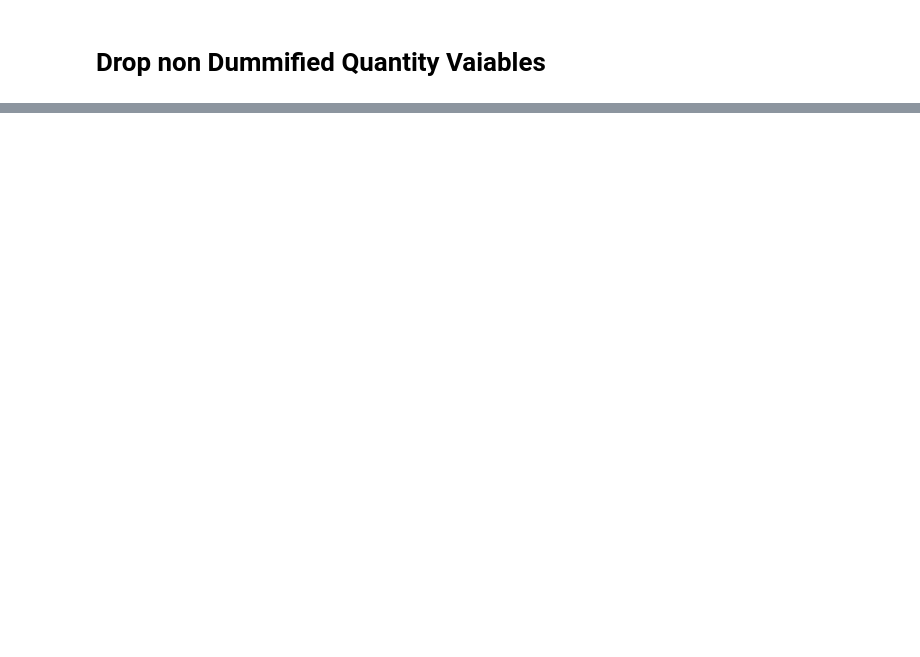
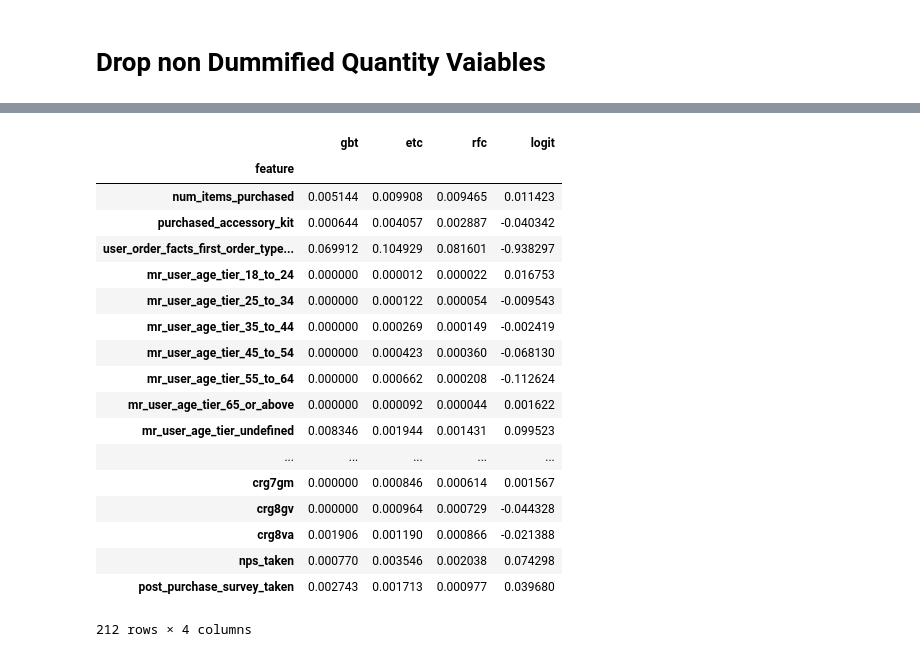
Before and after one commit to kcarano12/madison_reed_capstone, a Jupyter notebook: Capstone_EDA-Copy1.ipynb, the cells around one changed output, grey strips where cells are left out. Drawn from its saved outputs; the diff is of its cells as text; code cells hidden in the pictures; blank space fills up the shorter version.

```diff
--- a/Capstone_EDA-Copy1.ipynb
+++ b/Capstone_EDA-Copy1.ipynb
@@ -1089,0 +1338,26 @@ plt.hist(clusters, bins=8)
+# %%
+logit_coefs = logit.coef_.reshape(-1,)
+# %%
+feat_importance = pd.DataFrame(zip(X_raw.columns,gbt_best.feature_importances_,etc.feature_importances_,rfc.feature_importances_,logit_coefs ))
+feat_importance.columns = ['feature','gbt','etc','rfc','logit']
+feat_importance.set_index('feature')
+# %% [output]
+|  | gbt | etc | rfc | logit |
+| feature |  |  |  |  |
+| num_items_purchased | 0.005144 | 0.009908 | 0.009465 | 0.011423 |
+| purchased_accessory_kit | 0.000644 | 0.004057 | 0.002887 | -0.040342 |
+| user_order_facts_first_order_type... | 0.069912 | 0.104929 | 0.081601 | -0.938297 |
+| mr_user_age_tier_18_to_24 | 0.000000 | 0.000012 | 0.000022 | 0.016753 |
+| mr_user_age_tier_25_to_34 | 0.000000 | 0.000122 | 0.000054 | -0.009543 |
+| mr_user_age_tier_35_to_44 | 0.000000 | 0.000269 | 0.000149 | -0.002419 |
+| mr_user_age_tier_45_to_54 | 0.000000 | 0.000423 | 0.000360 | -0.068130 |
+| mr_user_age_tier_55_to_64 | 0.000000 | 0.000662 | 0.000208 | -0.112624 |
+| mr_user_age_tier_65_or_above | 0.000000 | 0.000092 | 0.000044 | 0.001622 |
+| mr_user_age_tier_undefined | 0.008346 | 0.001944 | 0.001431 | 0.099523 |
+| ... | ... | ... | ... | ... |
+| crg7gm | 0.000000 | 0.000846 | 0.000614 | 0.001567 |
+| crg8gv | 0.000000 | 0.000964 | 0.000729 | -0.044328 |
+| crg8va | 0.001906 | 0.001190 | 0.000866 | -0.021388 |
+| nps_taken | 0.000770 | 0.003546 | 0.002038 | 0.074298 |
+| post_purchase_survey_taken | 0.002743 | 0.001713 | 0.000977 | 0.039680 |
+212 rows × 4 columns
```
Also changed, not shown: parts of 60 cells of this notebook.
